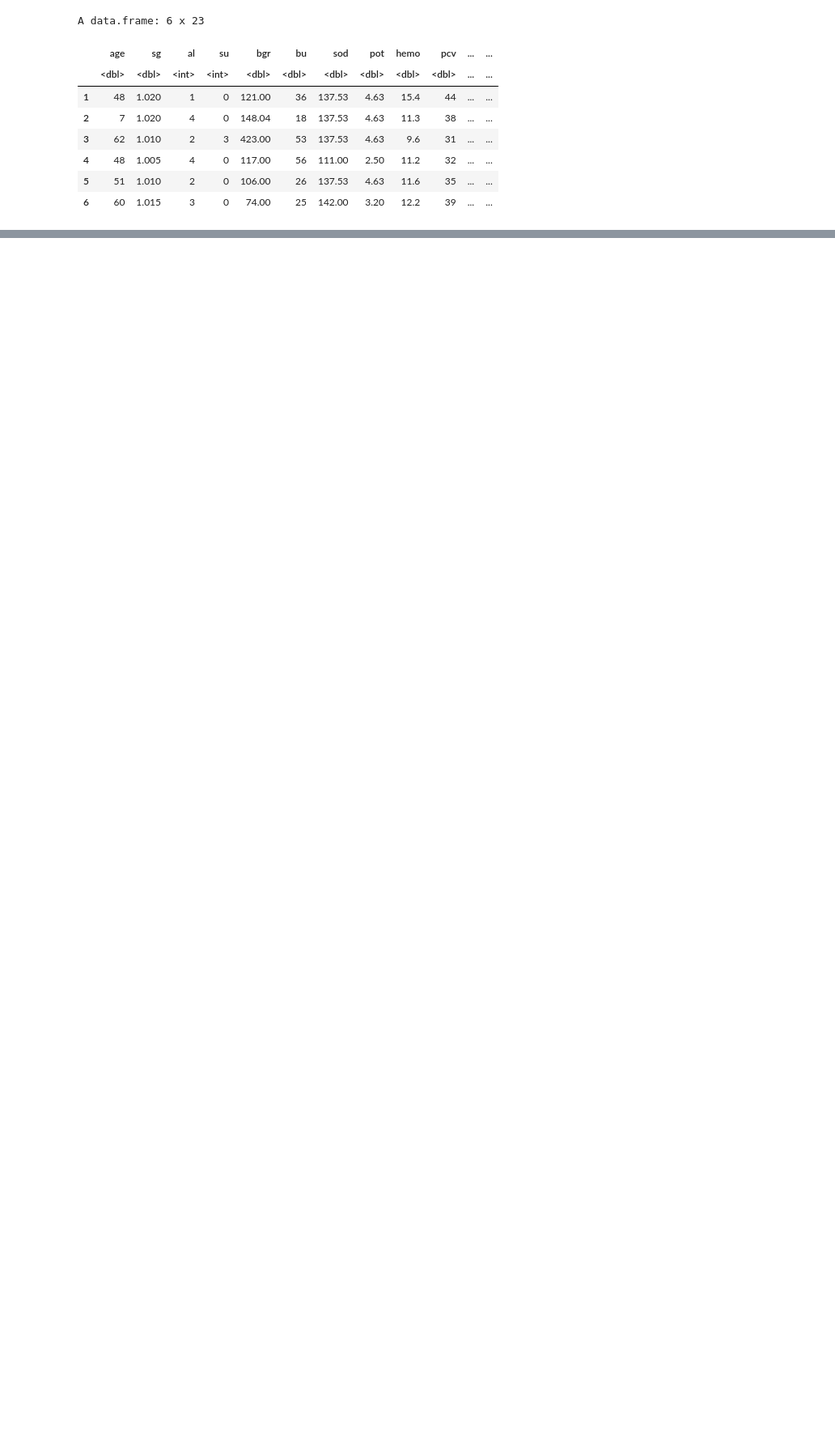
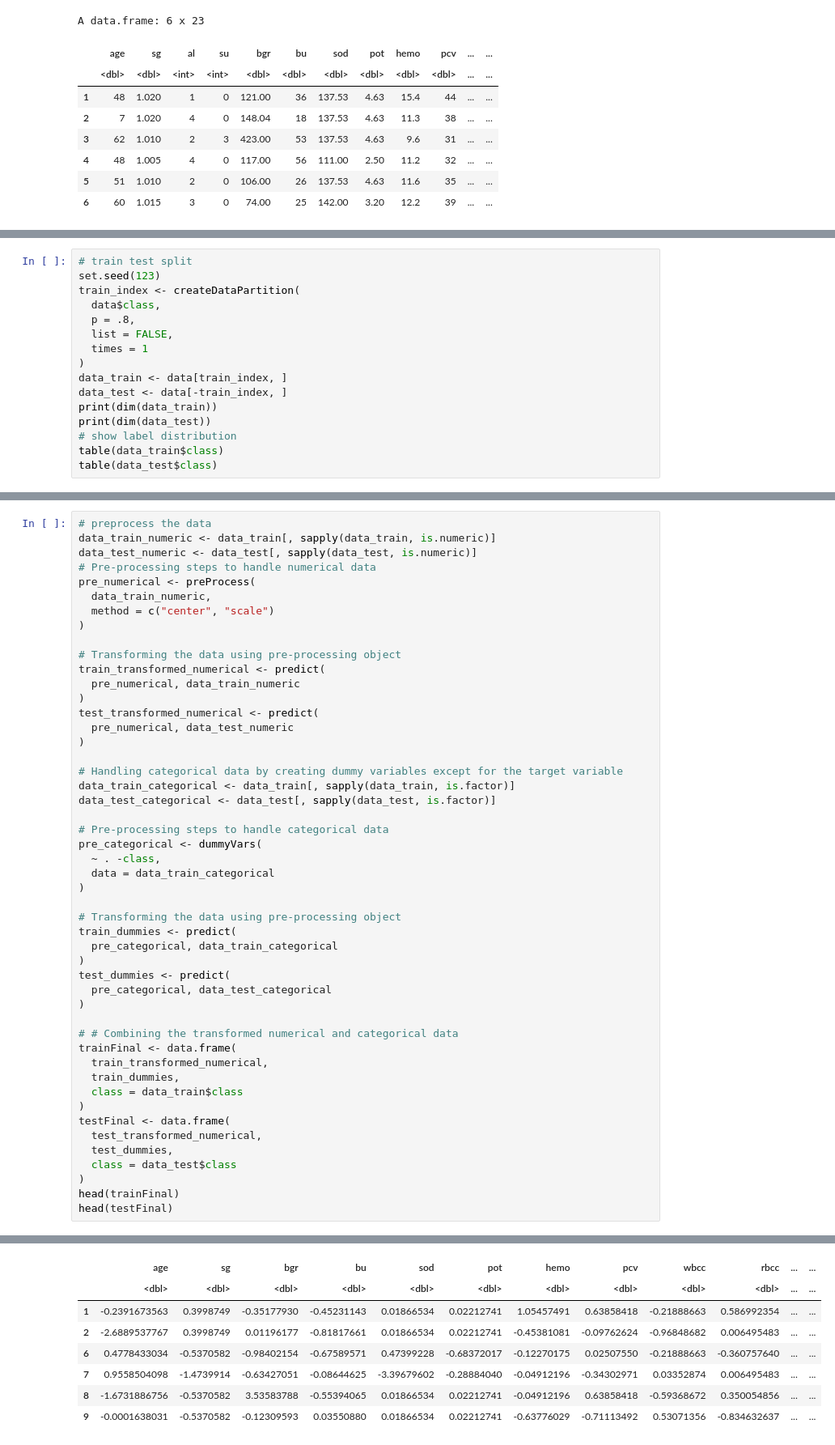
Before and after one commit to Naomi-Yamaguchi1/5300-Group-Project, a Jupyter notebook: mutl_class_model.ipynb, the cells around one changed output, grey strips where cells are left out. Shown at 81% size. Cells and saved outputs as stored; diff of their text form; blank space fills up the shorter version.

```diff
--- a/mutl_class_model.ipynb
+++ b/mutl_class_model.ipynb
@@ -182,0 +62,16 @@ predictions  0  1  2
+# %%
+# train test split
+set.seed(123)
+train_index <- createDataPartition(
+  data$class,
+  p = .8,
+  list = FALSE,
+  times = 1
+)
+data_train <- data[train_index, ]
+data_test <- data[-train_index, ]
+print(dim(data_train))
+print(dim(data_test))
+# show label distribution
+table(data_train$class)
+table(data_test$class)
@@ -182,0 +85,50 @@ predictions  0  1  2
+# %%
+# preprocess the data
+data_train_numeric <- data_train[, sapply(data_train, is.numeric)]
+data_test_numeric <- data_test[, sapply(data_test, is.numeric)]
+# Pre-processing steps to handle numerical data
+pre_numerical <- preProcess(
+  data_train_numeric,
+  method = c("center", "scale")
+)
+
+# Transforming the data using pre-processing object
+train_transformed_numerical <- predict(
+  pre_numerical, data_train_numeric
+)
+test_transformed_numerical <- predict(
+  pre_numerical, data_test_numeric
+)
+
+# Handling categorical data by creating dummy variables except for the target variable
+data_train_categorical <- data_train[, sapply(data_train, is.factor)]
+data_test_categorical <- data_test[, sapply(data_test, is.factor)]
+
+# Pre-processing steps to handle categorical data
+pre_categorical <- dummyVars(
+  ~ . -class,
+  data = data_train_categorical
+)
+
+# Transforming the data using pre-processing object
+train_dummies <- predict(
+  pre_categorical, data_train_categorical
+)
+test_dummies <- predict(
+  pre_categorical, data_test_categorical
+)
+
+# # Combining the transformed numerical and categorical data
+trainFinal <- data.frame(
+  train_transformed_numerical,
+  train_dummies,
+  class = data_train$class
+)
+testFinal <- data.frame(
+  test_transformed_numerical,
+  test_dummies,
+  class = data_test$class
+)
+head(trainFinal)
+head(testFinal)
+# %% [output]
@@ -182,0 +136,8 @@ predictions  0  1  2
+|  | age | sg | bgr | bu | sod | pot | hemo | pcv | wbcc | rbcc | ... | ... |
+|  | <dbl> | <dbl> | <dbl> | <dbl> | <dbl> | <dbl> | <dbl> | <dbl> | <dbl> | <dbl> | ... | ... |
+| 1 | -0.2391673563 | 0.3998749 | -0.35177930 | -0.45231143 | 0.01866534 | 0.02212741 | 1.05457491 | 0.63858418 | -0.21888663 | 0.586992354 | ... | ... |
+| 2 | -2.6889537767 | 0.3998749 | 0.01196177 | -0.81817661 | 0.01866534 | 0.02212741 | -0.45381081 | -0.09762624 | -0.96848682 | 0.006495483 | ... | ... |
+| 6 | 0.4778433034 | -0.5370582 | -0.98402154 | -0.67589571 | 0.47399228 | -0.68372017 | -0.12270175 | 0.02507550 | -0.21888663 | -0.360757640 | ... | ... |
+| 7 | 0.9558504098 | -1.4739914 | -0.63427051 | -0.08644625 | -3.39679602 | -0.28884040 | -0.04912196 | -0.34302971 | 0.03352874 | 0.006495483 | ... | ... |
+| 8 | -1.6731886756 | -0.5370582 | 3.53583788 | -0.55394065 | 0.01866534 | 0.02212741 | -0.04912196 | 0.63858418 | -0.59368672 | 0.350054856 | ... | ... |
+| 9 | -0.0001638031 | -0.5370582 | -0.12309593 | 0.03550880 | 0.01866534 | 0.02212741 | -0.63776029 | -0.71113492 | 0.53071356 | -0.834632637 | ... | ... |
```
Also changed, not shown: parts of 21 cells of this notebook, 2 other files.
